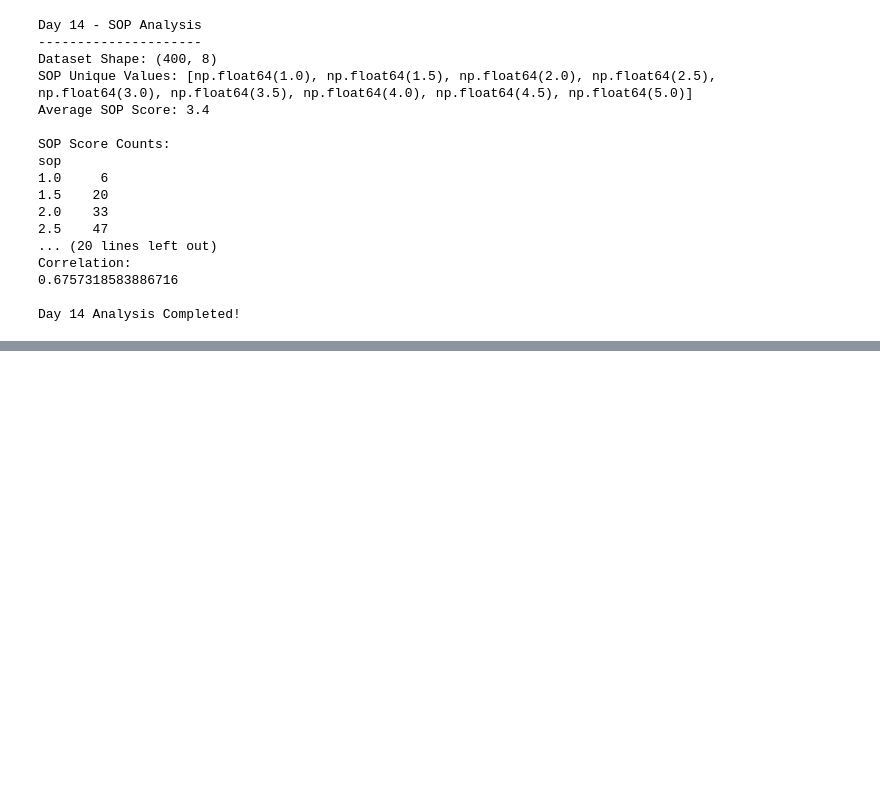
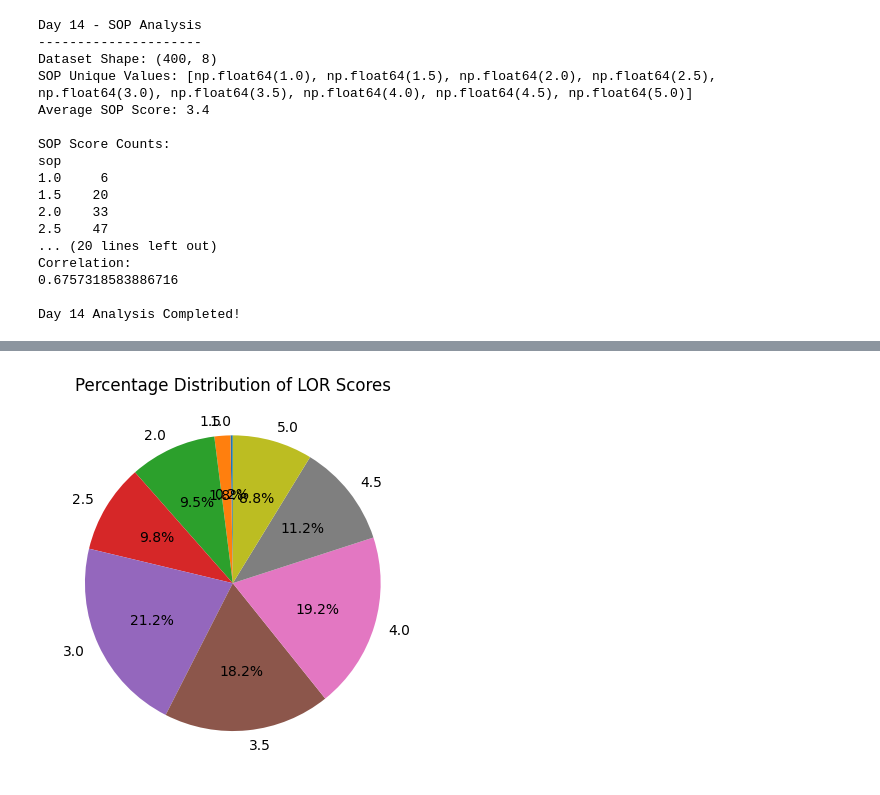
Before and after one commit to sumanamishra1120-ux/Chance-of-Admission-Higher-Studies, a Jupyter notebook: Chance_of_Admission_Higher_Studies.ipynb, the cells around one changed output, grey strips where cells are left out. Cells and saved outputs as stored; diff of their text form; code cells hidden in the pictures; blank space fills up the shorter version.

```diff
--- a/Chance_of_Admission_Higher_Studies.ipynb
+++ b/Chance_of_Admission_Higher_Studies.ipynb
@@ -1906,0 +2004,12 @@ Day 14 Analysis Completed!
+# %%
+lor_counts.plot(
+    kind="pie",
+    autopct="%1.1f%%",
+    startangle=90
+)
+
+plt.title("Percentage Distribution of LOR Scores")
+plt.ylabel("")
+plt.show()
+# %% [output]
+[figure, added]
```
Also changed, not shown: parts of 17 cells of this notebook.
